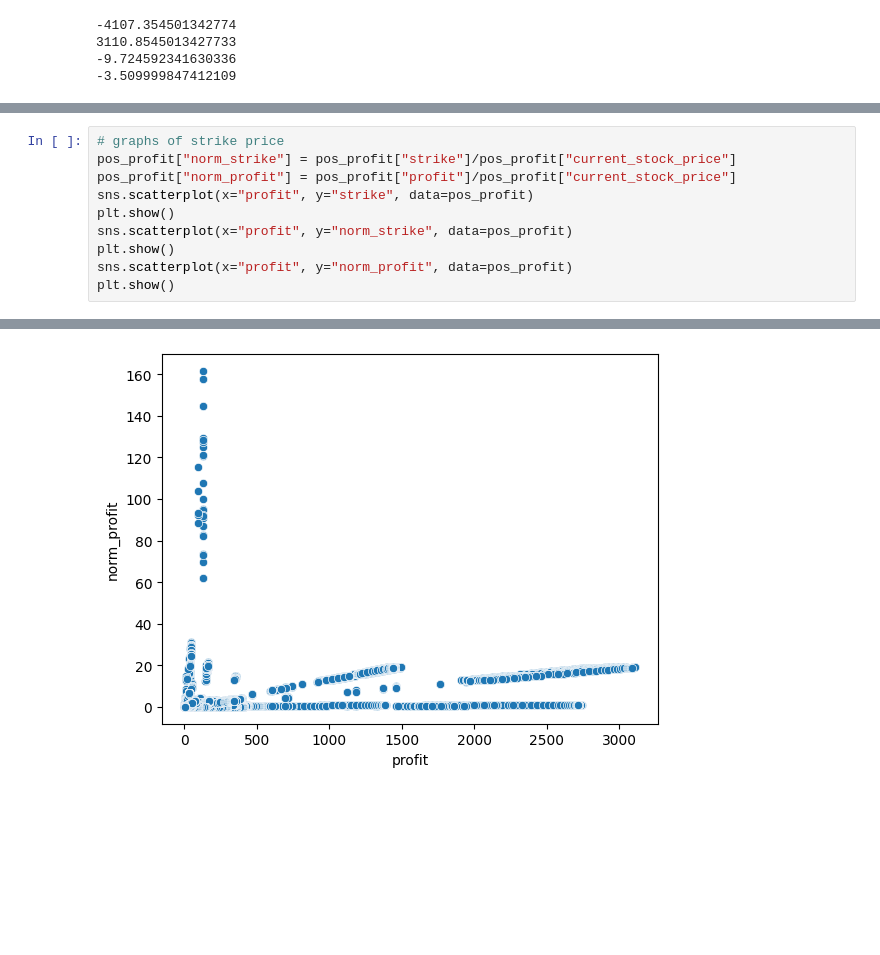
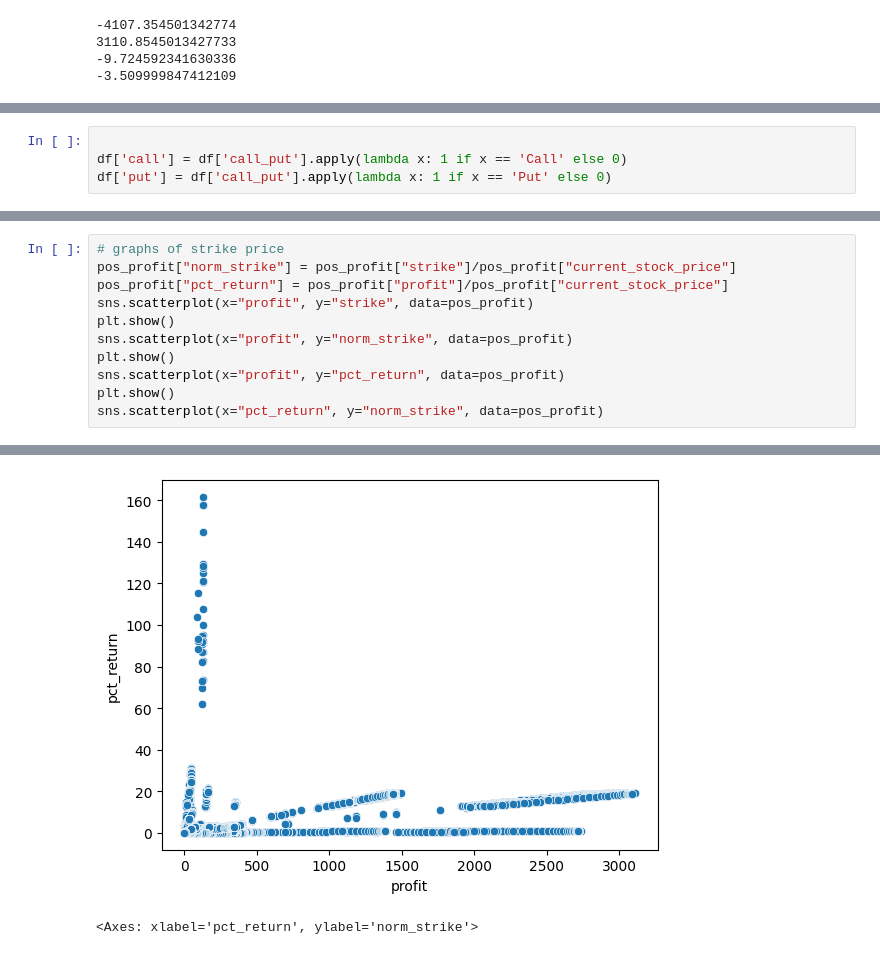
Before and after one commit to ImAHappyDuck/capstone, a Jupyter notebook: Avisual.ipynb, the cells around one changed output, grey strips where cells are left out. Cells and saved outputs as stored; diff of their text form; blank space fills up the shorter version.

Commit message:
visuals

```diff
--- a/Avisual.ipynb
+++ b/Avisual.ipynb
@@ -31,0 +74,4 @@ plt.show()
+# %%
+
+df['call'] = df['call_put'].apply(lambda x: 1 if x == 'Call' else 0)
+df['put'] = df['call_put'].apply(lambda x: 1 if x == 'Put' else 0)
@@ -38,14 +132,16 @@ print(df.shape, pos_profit.shape)
 # %%
 # graphs of strike price
 pos_profit["norm_strike"] = pos_profit["strike"]/pos_profit["current_stock_price"]
-pos_profit["norm_profit"] = pos_profit["profit"]/pos_profit["current_stock_price"]
+pos_profit["pct_return"] = pos_profit["profit"]/pos_profit["current_stock_price"]
 sns.scatterplot(x="profit", y="strike", data=pos_profit)
 plt.show()
 sns.scatterplot(x="profit", y="norm_strike", data=pos_profit)
 plt.show()
-sns.scatterplot(x="profit", y="norm_profit", data=pos_profit)
+sns.scatterplot(x="profit", y="pct_return", data=pos_profit)
 plt.show()
+sns.scatterplot(x="pct_return", y="norm_strike", data=pos_profit)
 # %% [output]
 [figure]
 [figure]
-[figure, old version]
+[figure, new version]
+<Axes: xlabel='pct_return', ylabel='norm_strike'>
```
Also changed, not shown: parts of 10 cells of this notebook.
